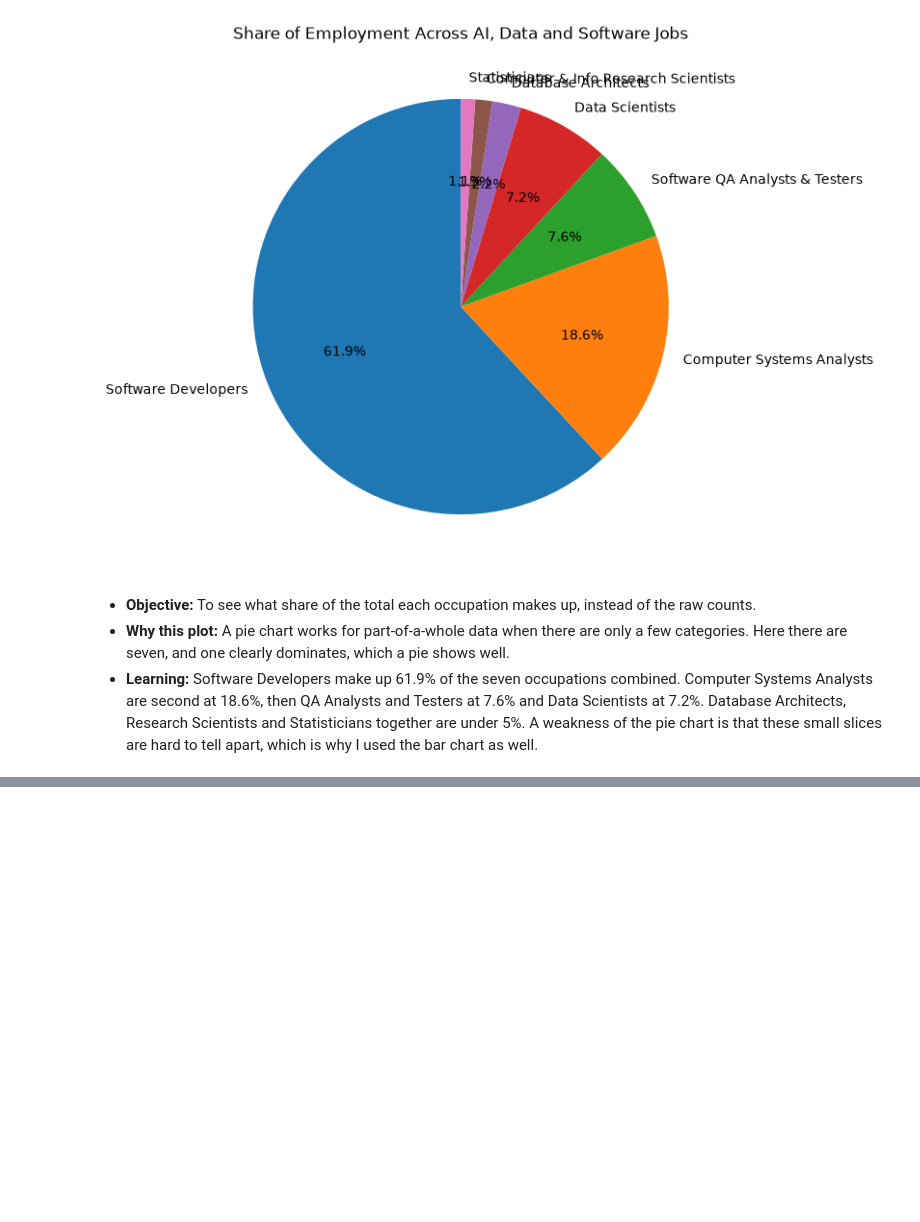
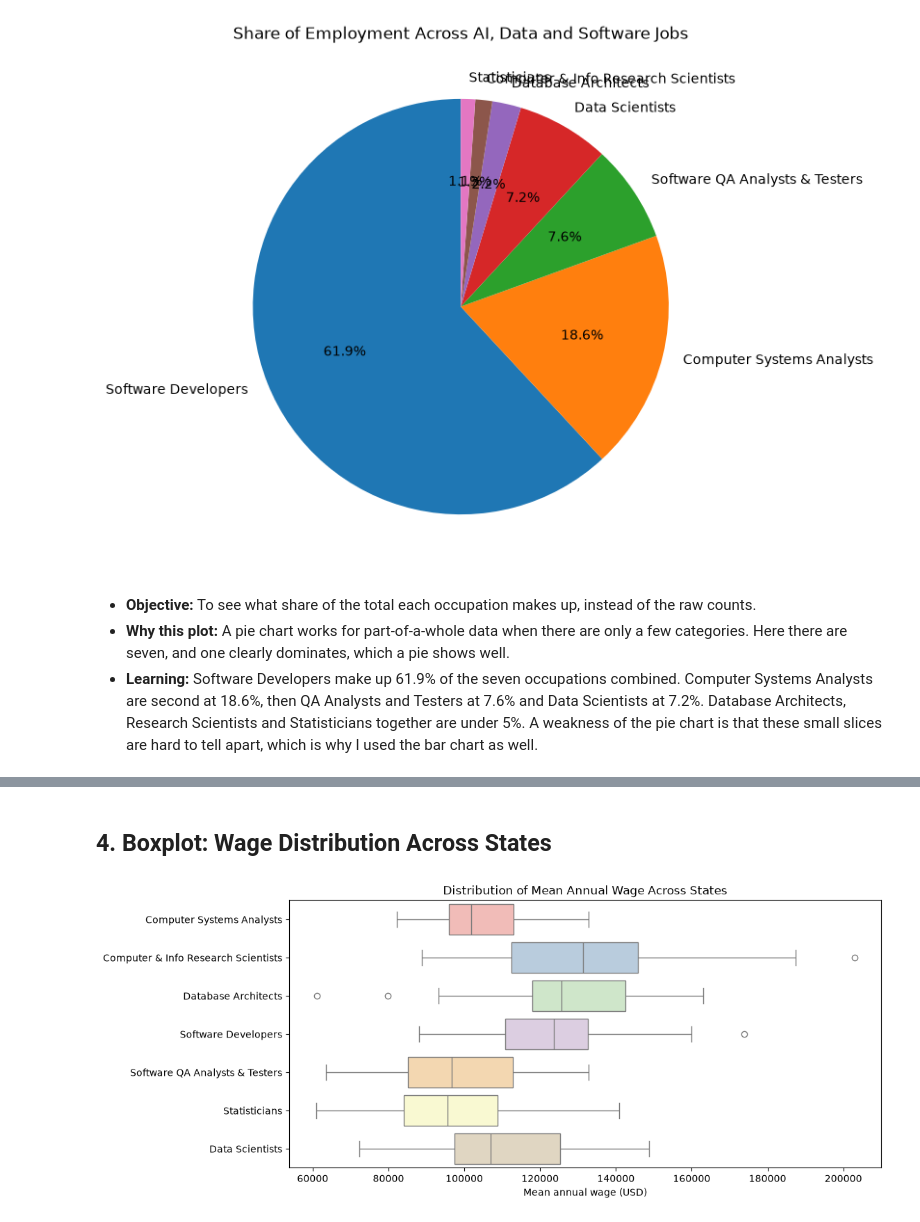
Before and after one commit to sheikhaDaMunda/DataVis_CA1, a Jupyter notebook: DataVis_CA1.ipynb, the cells around one changed output, grey strips where cells are left out. Drawn from its saved outputs; the diff is of its cells as text; code cells hidden in the pictures; blank space fills up the shorter version.

```diff
--- a/DataVis_CA1.ipynb
+++ b/DataVis_CA1.ipynb
@@ -110,0 +127,11 @@ plt.show()
+# %% [markdown]
+## 4. Boxplot: Wage Distribution Across States
+# %%
+plt.figure(figsize=(11, 5))
+sns.boxplot(x="A_MEAN", y="JOB", hue="JOB", data=states, palette="Pastel1", legend=False)
+plt.title("Distribution of Mean Annual Wage Across States")
+plt.xlabel("Mean annual wage (USD)")
+plt.ylabel("")
+plt.show()
+# %% [output]
+[figure, added]
```
Also changed, not shown: parts of 4 cells of this notebook.
